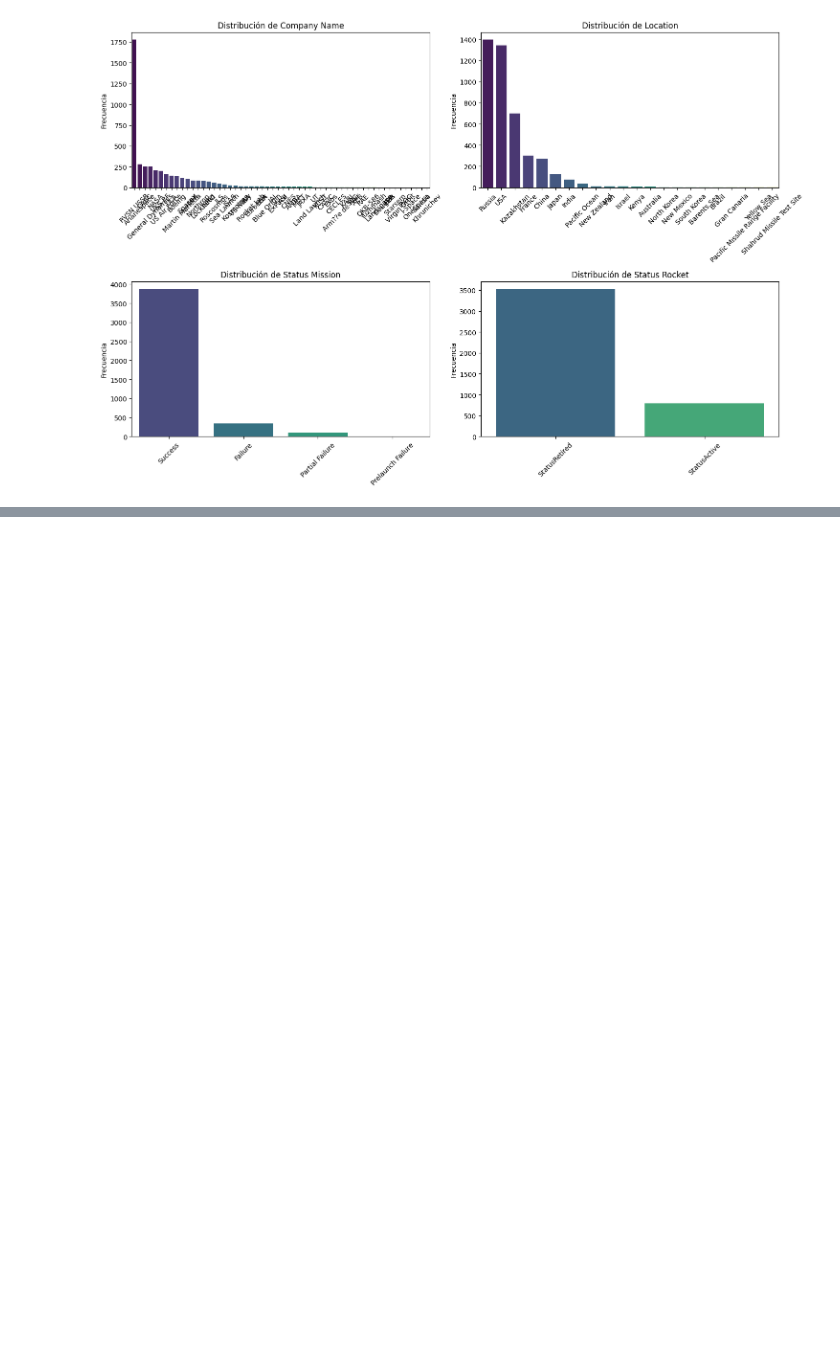
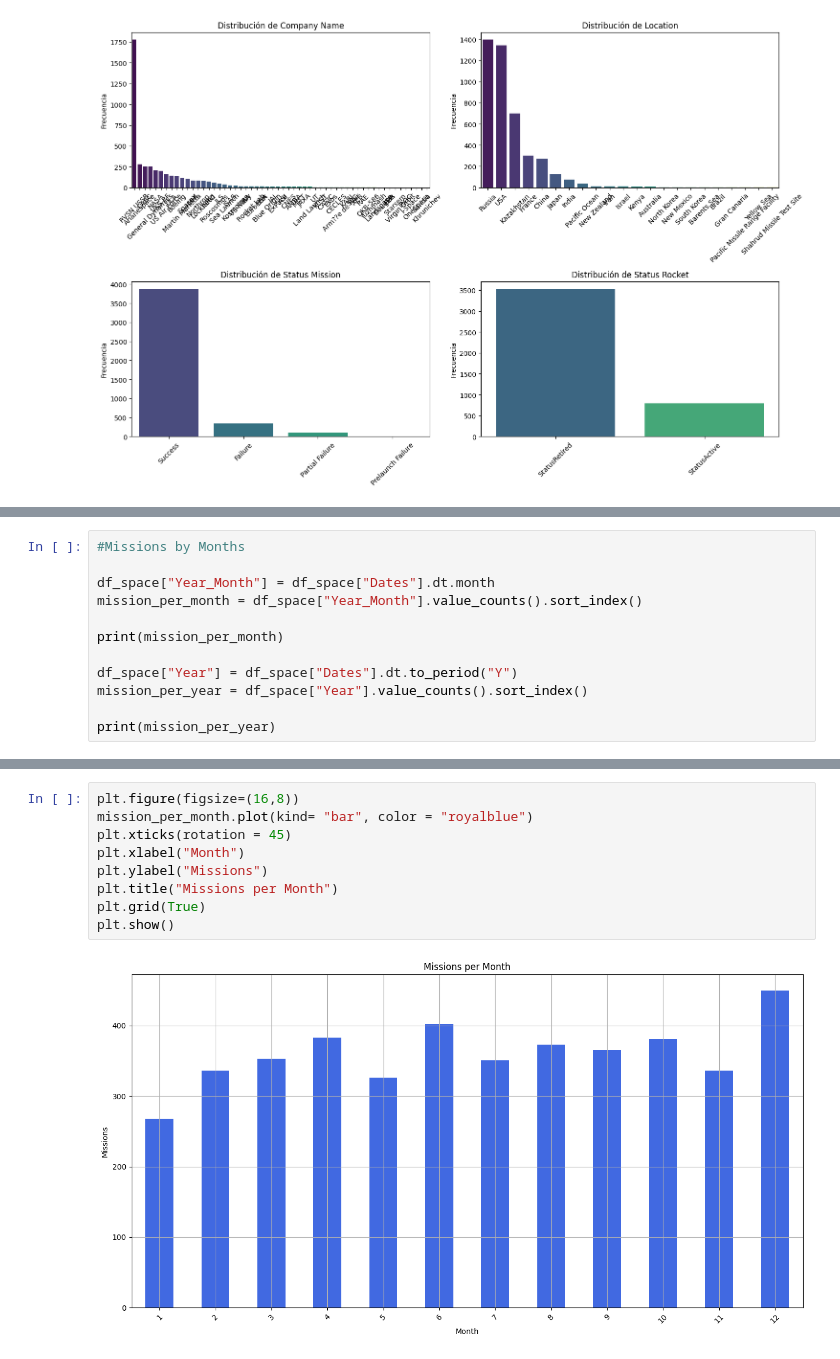
Before and after one commit to VictorMDSS/De_Sousa_Sanchez_Victor_Manuel_Space_Missions_EDA, a Jupyter notebook: main.ipynb, the cells around one changed output, grey strips where cells are left out. Saved outputs shown, nothing was run; the diff lists cells and outputs as text; blank space fills up the shorter version.

```diff
--- a/main.ipynb
+++ b/main.ipynb
@@ -386,0 +395,12 @@ bt.pinta_distribucion_categoricas(df_space, categories, mostrar_valores= False)
+# %%
+#Missions by Months
+
+df_space["Year_Month"] = df_space["Dates"].dt.month
+mission_per_month = df_space["Year_Month"].value_counts().sort_index()
+
+print(mission_per_month)
+
+df_space["Year"] = df_space["Dates"].dt.to_period("Y")
+mission_per_year = df_space["Year"].value_counts().sort_index()
+
+print(mission_per_year)
@@ -386,0 +425,11 @@ bt.pinta_distribucion_categoricas(df_space, categories, mostrar_valores= False)
+# %%
+plt.figure(figsize=(16,8))
+mission_per_month.plot(kind= "bar", color = "royalblue")
+plt.xticks(rotation = 45)
+plt.xlabel("Month")
+plt.ylabel("Missions")
+plt.title("Missions per Month")
+plt.grid(True)
+plt.show()
+# %% [output]
+[figure, added]
```
Also changed, not shown: parts of 7 cells of this notebook.
